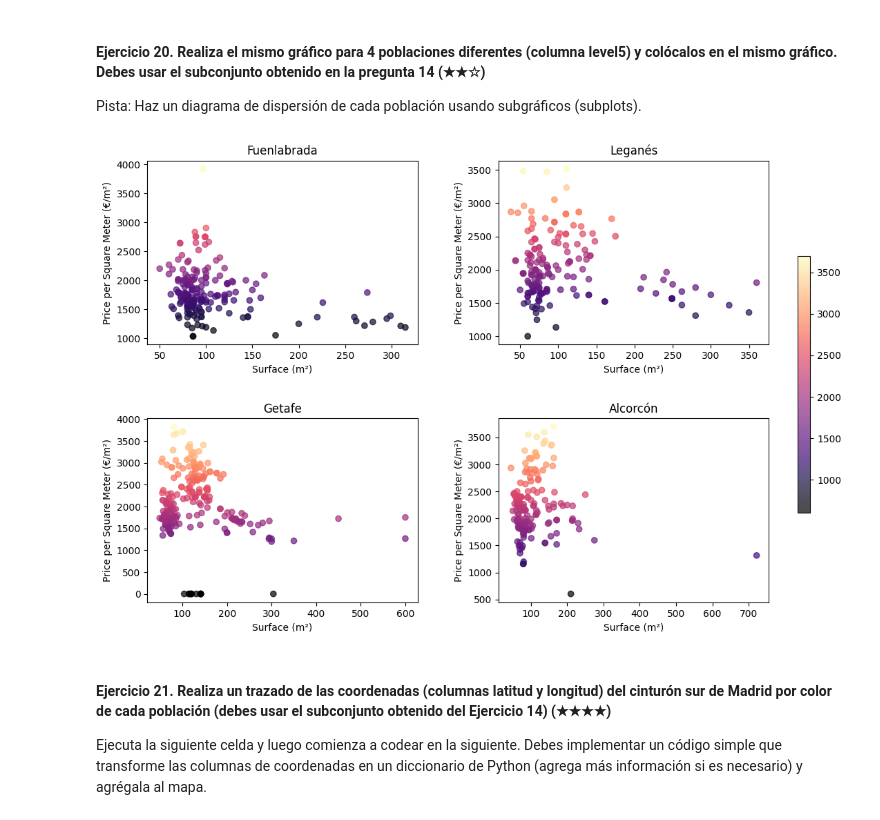
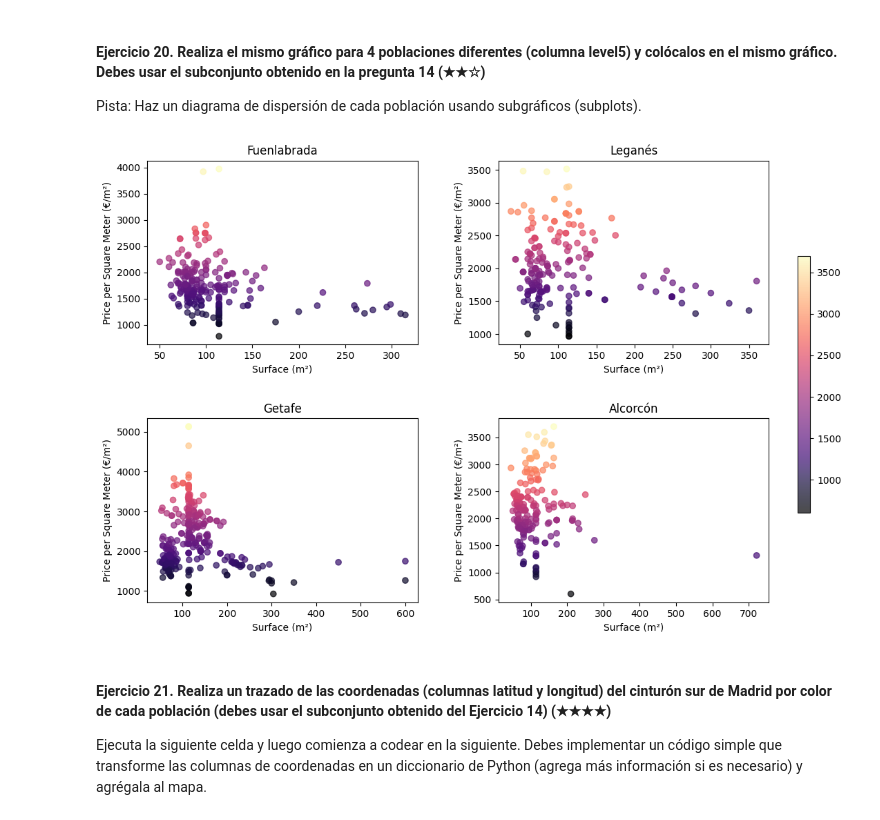
Before and after one commit to JCMiriam/realestate-datacleanup-exercise, a Jupyter notebook: project.es.ipynb, the cells around one changed output. Drawn from its saved outputs; the diff is of its cells as text; code cells hidden in the pictures.

```diff
--- a/project.es.ipynb
+++ b/project.es.ipynb
@@ -360,11 +280,8 @@ En la gráfica se observa que, a pesar de que existe cierta relación entre el p
 
 Imprime el valor obtenido.
 # %%
-import pandas as pd
 
-ds = pd.read_csv('assets/real_estate.csv', sep=';')
-ds = ds.drop_duplicates().dropna(subset=['id_realEstates', 'realEstate_name'])
-
+ds_agencies = ds.dropna(subset=['id_realEstates', 'realEstate_name']).copy()
 num_agencies_by_id = ds['id_realEstates'].nunique()
 num_agencies_by_name = ds['realEstate_name'].nunique()
 
@@ -547,28 +418,17 @@ Para el método de normalización, puedes usar el que consideres adecuado, no ha
 
 Pista: Puedes ayudarte revisando la demostración multihist de Matplotlib.
 # %%
-import pandas as pd
-import matplotlib.pyplot as plt
-import numpy as np
-
-ds = pd.read_csv('assets/real_estate.csv', sep=';')
-ds = ds.drop_duplicates()
-ds = ds.dropna(subset=['level5'])
-
-cities = ["Fuenlabrada", "Leganés", "Getafe", "Alcorcón"]
-cities_filter_ds = ds[ds['level5'].isin(cities)].copy()
-
-for city in cities:
-    city_data = cities_filter_ds[cities_filter_ds['level5'] == city]
+for each in cities:
+    city_data = madrid_south_ds[madrid_south_ds['level5'] == each]
     min_price = city_data['price'].min()
     max_price = city_data['price'].max()
-    cities_filter_ds.loc[cities_filter_ds['level5'] == city, 'normalized_price'] = (city_data['price'] - min_price) / (max_price - min_price)
+    madrid_south_ds.loc[madrid_south_ds['level5'] == each, 'normalized_price'] = (city_data['price'] - min_price) / (max_price - min_price)
 
 plt.figure(figsize=(12, 8))
 colors = plt.cm.magma(np.linspace(0, 1, len(cities)))
 
 for i, city in enumerate(cities):
-    plt.hist(cities_filter_ds[cities_filter_ds['level5'] == city]['normalized_price'], alpha=0.7, label=city, bins=10, color=colors[i])
+    plt.hist(madrid_south_ds[madrid_south_ds['level5'] == city]['normalized_price'], alpha=0.7, label=city, bins=10, color=colors[i])
 
 plt.title('Histogramas de Precios Normalizados por Ciudad')
 plt.xlabel('Precio Normalizado')
@@ -630,38 +465,24 @@ Los promedios de precio por metro cuadrado en Getafe son un 2.89% más bajos que
 #### Ejercicio 20. Realiza el mismo gráfico para 4 poblaciones diferentes (columna level5) y colócalos en el mismo gráfico. Debes usar el subconjunto obtenido en la pregunta 14 (★★☆)
 Pista: Haz un diagrama de dispersión de cada población usando subgráficos (subplots).
 # %%
-import pandas as pd
-import matplotlib.pyplot as plt
-import numpy as np
-
-ds = pd.read_csv('assets/real_estate.csv', sep=';')
-ds = ds.drop_duplicates()
-ds = ds.dropna(subset=['level5'])
-
-cities = ["Fuenlabrada", "Leganés", "Getafe", "Alcorcón"]
-cities_filter_ds = ds[ds['level5'].isin(cities)].copy()
-cities_filter_ds['pps'] = cities_filter_ds['price'] / cities_filter_ds['surface']
-cities_filter_ds['pps'] = cities_filter_ds['pps'].fillna(0).replace([float('inf'), -float('inf')], 0)
-
 fig, axs = plt.subplots(2, 2, figsize=(12, 8))
 
 cities_subplot = [(0, 0), (0, 1), (1, 0), (1, 1)]
 for i, city in enumerate(cities):
     row, col = cities_subplot[i]
-    city_data = cities_filter_ds[cities_filter_ds['level5'] == city]
+    city_data = madrid_south_ds[madrid_south_ds['level5'] == city]
 
-    scatter = axs[row, col].scatter(city_data['surface'], city_data['pps'],
-                                    c=city_data['pps'], cmap='magma', alpha=0.7)
+    scatter = axs[row, col].scatter(city_data['surface'], city_data['pps'], c=city_data['pps'], cmap='magma', alpha=0.7)
     axs[row, col].set_title(f'{city}')
     axs[row, col].set_xlabel('Surface (m²)')
     axs[row, col].set_ylabel('Price per Square Meter (€/m²)')
 
 fig.colorbar(scatter, ax=axs, orientation='vertical', fraction=0.02)
 
 plt.subplots_adjust(left=0.1, right=0.85, top=0.9, bottom=0.1, wspace=0.3, hspace=0.4)
 plt.show()
 # %% [output]
-[figure, old version]
+[figure, new version]
 # %% [markdown]
 #### Ejercicio 21. Realiza un trazado de las coordenadas (columnas latitud y longitud) del cinturón sur de Madrid por color de cada población (debes usar el subconjunto obtenido del Ejercicio 14) (★★★★)
 
```
Also changed, not shown: parts of 25 cells of this notebook.
